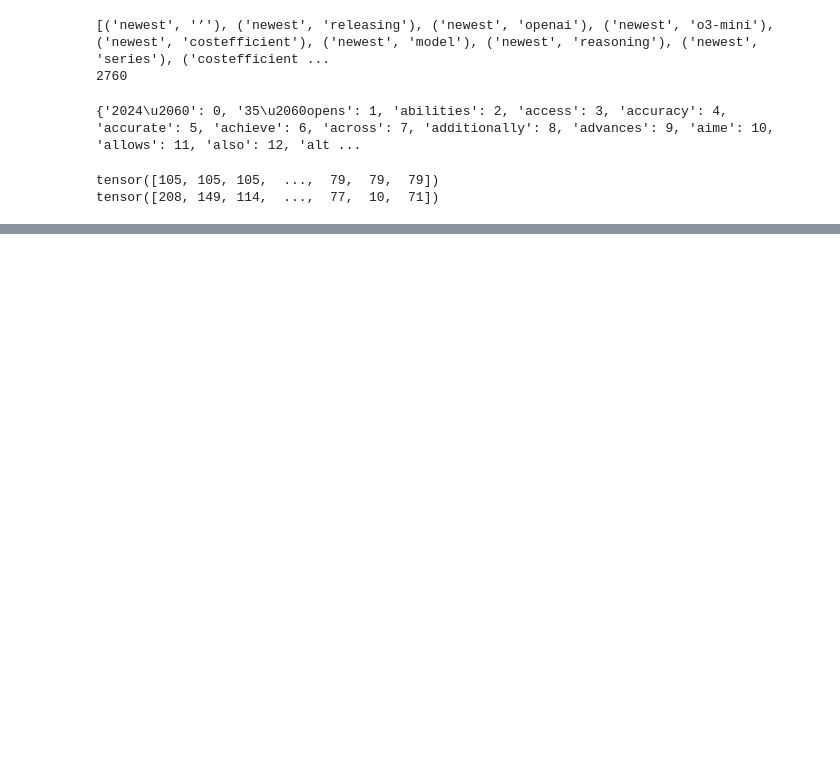
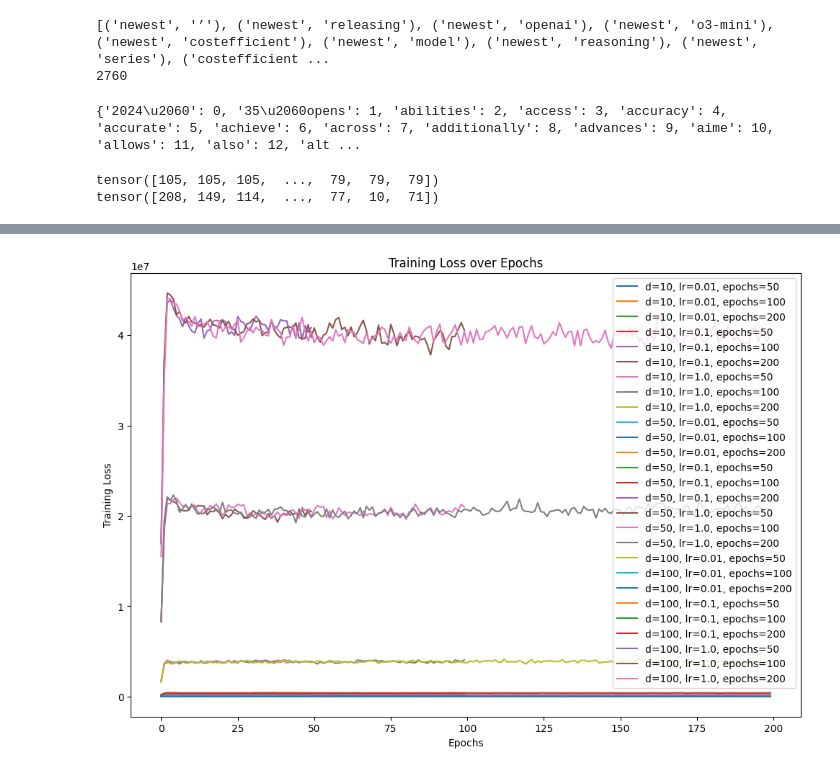
Before and after one commit to Jayanth-stack/Word2Vec, a Jupyter notebook: word2Vec.ipynb, the cells around one changed output, grey strips where cells are left out. Cells and saved outputs as stored; diff of their text form; code cells hidden in the pictures; blank space fills up the shorter version.

Commit message:
variable epochs training

```diff
--- a/word2Vec.ipynb
+++ b/word2Vec.ipynb
@@ -49,7 +28,7 @@ Note: you may need to restart the kernel to use updated packages.
 # %%
 context_window_size =4
 
-embedding_size = 400
+embedding_size = 100
 epochs = 100
 learning_rate = 0.1
 batch_size = 16
@@ -242,0 +185,53 @@ Word Embeddings Visualization - Before Training
+# %%
+# Define a function to train the model with given hyperparameters
+def train_model(embedding_size, learning_rate, epochs):
+    model = Skip_Gram_Model(vocab_size, embedding_size)
+    optimizer = torch.optim.Adam(model.parameters(), lr=learning_rate)
+    loss_function = nn.CrossEntropyLoss()
+    training_loss = []
+
+    for epoch in range(epochs):
+        total_loss = 0
+        for target, context in context_target_pairs:
+            target_idx = word2index[target]
+            context_idx = word2index[context]
+
+            optimizer.zero_grad()
+            y_pred = model(torch.tensor([target_idx], dtype=torch.long))
+            loss = loss_function(y_pred, torch.tensor([context_idx], dtype=torch.long))
+            loss.backward()
+            optimizer.step()
+
+            total_loss += loss.item()
+
+        training_loss.append(total_loss)
+        print(f'Epoch {epoch+1}/{epochs}, Loss: {total_loss:.4f}')
+
+    return training_loss
+
+# Hyperparameters to experiment with
+embedding_sizes = [10, 50, 100]
+learning_rates = [0.01, 0.1, 1.0]
+epoch_numbers = [50, 100, 200]
+
+# Store results for plotting
+results = []
+
+# Train the model with different hyperparameters
+for embedding_size in embedding_sizes:
+    for learning_rate in learning_rates:
+        for epochs in epoch_numbers:
+            print(f'Training with embedding_size={embedding_size}, learning_rate={learning_rate}, epochs={epochs}')
+            training_loss = train_model(embedding_size, learning_rate, epochs)
+            results.append((embedding_size, learning_rate, epochs, training_loss))
+
+# Plot the training loss
+plt.figure(figsize=(12, 8))
+for embedding_size, learning_rate, epochs, training_loss in results:
+    plt.plot(training_loss, label=f'd={embedding_size}, lr={learning_rate}, epochs={epochs}')
+plt.xlabel('Epochs')
+plt.ylabel('Training Loss')
+plt.title('Training Loss over Epochs')
+plt.legend()
+plt.show()
+# %% [output]
@@ -243,3 +255,4 @@ Word Embeddings Visualization - Before Training
+[figure, added]
 # %%
 def compute_similarity(word1, word2, model, word2index):
     # Get the embeddings for the words
```
Also changed, not shown: parts of 6 cells of this notebook.
